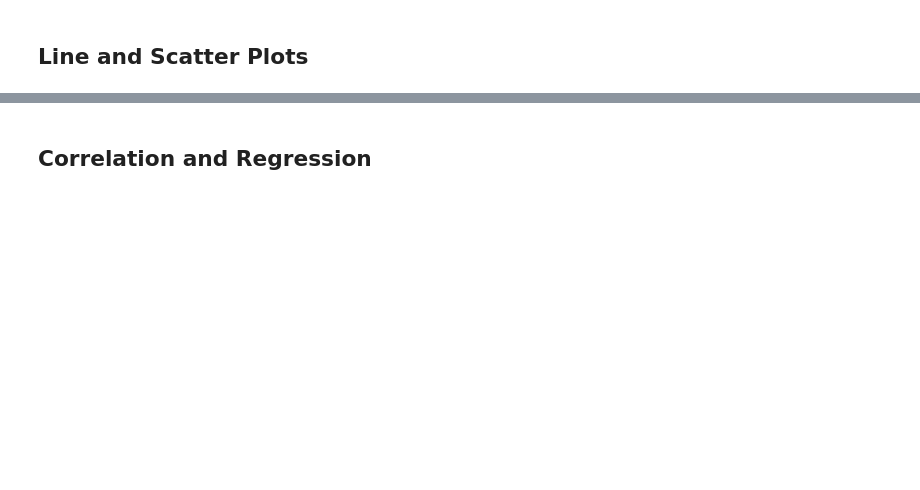
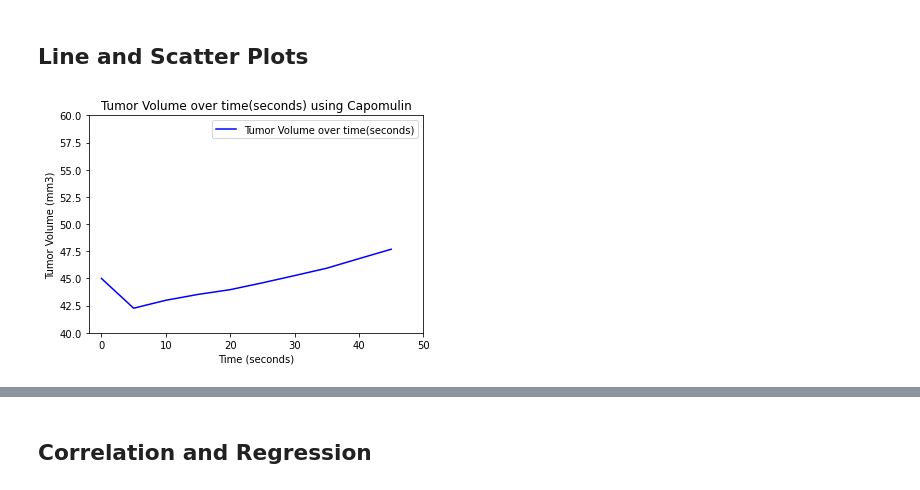
Before and after one commit to ItsGreyedOut/Matplotlib-Challenge, a Jupyter notebook: Pymaceuticals/pymaceuticals_starter.ipynb, the cells around one changed output, grey strips where cells are left out. Saved outputs shown, nothing was run; the diff lists cells and outputs as text; code cells hidden in the pictures; blank space fills up the shorter version.

```diff
--- a/Pymaceuticals/pymaceuticals_starter.ipynb
+++ b/Pymaceuticals/pymaceuticals_starter.ipynb
@@ -235,0 +334,14 @@ SyntaxError: invalid syntax (<ipython-input-36-ef037f37bd10>, line 7)
+# %%
+# Generate a line plot of tumor volume vs. time point for a mouse treated with Capomulin
+capmice = cleaned_data.loc[cleaned_data["Drug Regimen"] == "Capomulin"]
+capmouse = cleaned_data.loc[cleaned_data["Mouse ID"] == "i557"]
+plt.title("Tumor Volume over time(seconds) using Capomulin")
+plt.xlabel("Time (seconds)")
+plt.ylabel("Tumor Volume (mm3)")
+plt.ylim(40,60)
+plt.xlim(-2,50)
+plt.plot(capmouse["Timepoint"], capmouse["Tumor Volume (mm3)"] ,color="blue", label="Tumor Volume over time(seconds)" )
+plt.legend()
+plt.show()
+# %% [output]
+[figure, added]
```
Also changed, not shown: parts of 17 cells of this notebook.
